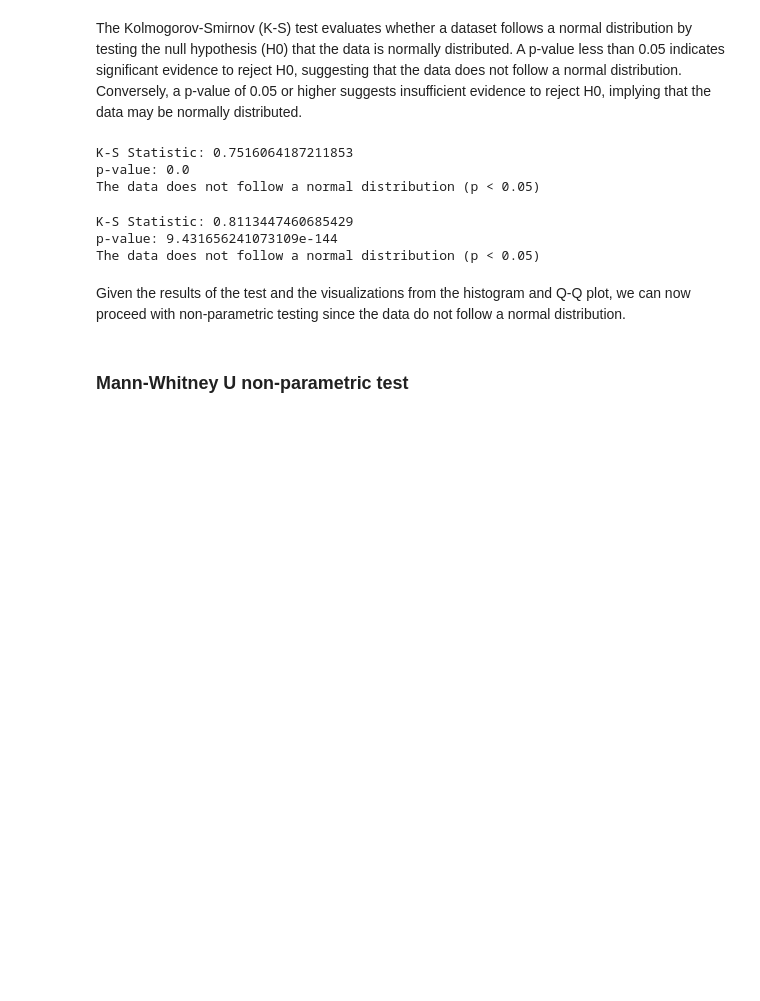
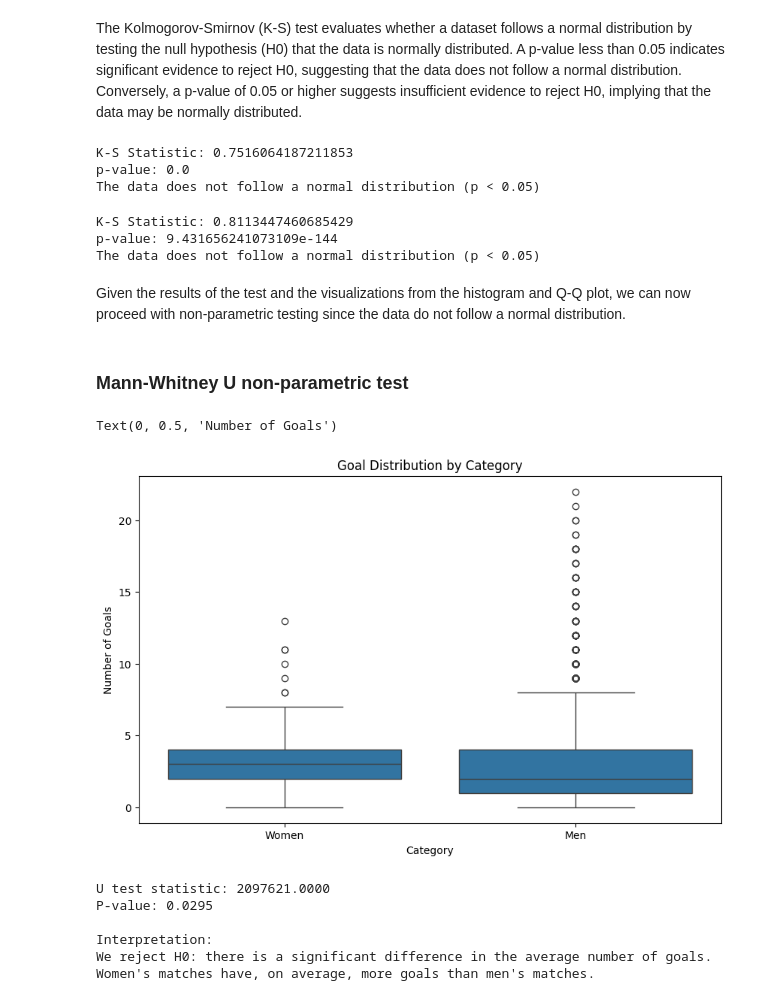
Before and after one commit to Mnr04/Data_Bootcamps_Projects, a Jupyter notebook: Hypothesis_Testing_Soccer_Matches.ipynb, the cells around one changed output. Drawn from its saved outputs; the diff is of its cells as text; code cells hidden in the pictures; blank space fills up the shorter version.

```diff
--- a/Hypothesis_Testing_Soccer_Matches.ipynb
+++ b/Hypothesis_Testing_Soccer_Matches.ipynb
@@ -299,3 +299,8 @@ The data does not follow a normal distribution (p < 0.05)
 Given the results of the test and the visualizations from the histogram and Q-Q plot, we can now proceed with non-parametric testing since the data do not follow a normal distribution.
 # %% [markdown]
 ### Mann-Whitney U non-parametric test
+# %%
+# Create dataframes for test
+womens_df = pd.DataFrame({'Goals': womens_worldCup["Total_goals"], 'Category': 'Women'})
+mens_df = pd.DataFrame({'Goals': mens_worldCup["Total_goals"], 'Category': 'Men'})
+df = pd.concat([womens_df, mens_df])
@@ -301,0 +314,27 @@ Given the results of the test and the visualizations from the histogram and Q-Q
+# %%
+# Creating a visualization
+plt.figure(figsize=(10, 6))
+sns.boxplot(data=df, x='Category', y='Goals')
+plt.title('Goal Distribution by Category')
+plt.xlabel('Category')
+plt.ylabel('Number of Goals')
+# %% [output]
+Text(0, 0.5, 'Number of Goals')
+[figure, added]
+# %%
+# Displaying the results
+print(f"U test statistic: {statistic:.4f}")
+print(f"P-value: {p_value:.4f}")
+print("\nInterpretation:")
+if p_value < 0.05:
+    print("We reject H0: there is a significant difference in the average number of goals.")
+    print("Women's matches have, on average, more goals than men's matches.")
+else:
+    print("We cannot reject H0: no significant difference found.")
+# %% [output]
+U test statistic: 2097621.0000
+P-value: 0.0295
+
+Interpretation:
+We reject H0: there is a significant difference in the average number of goals.
+Women's matches have, on average, more goals than men's matches.
```
Also changed, not shown: parts of 1 cell of this notebook.
